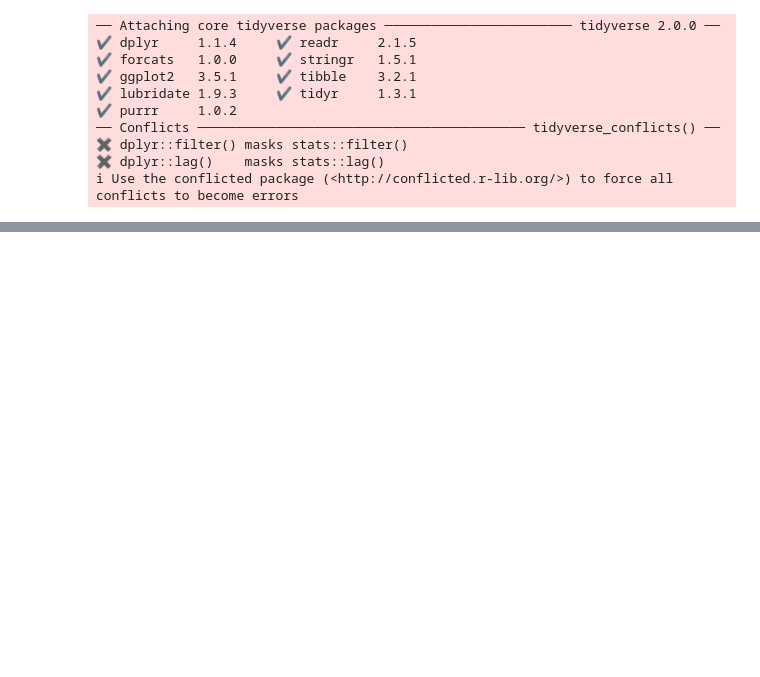
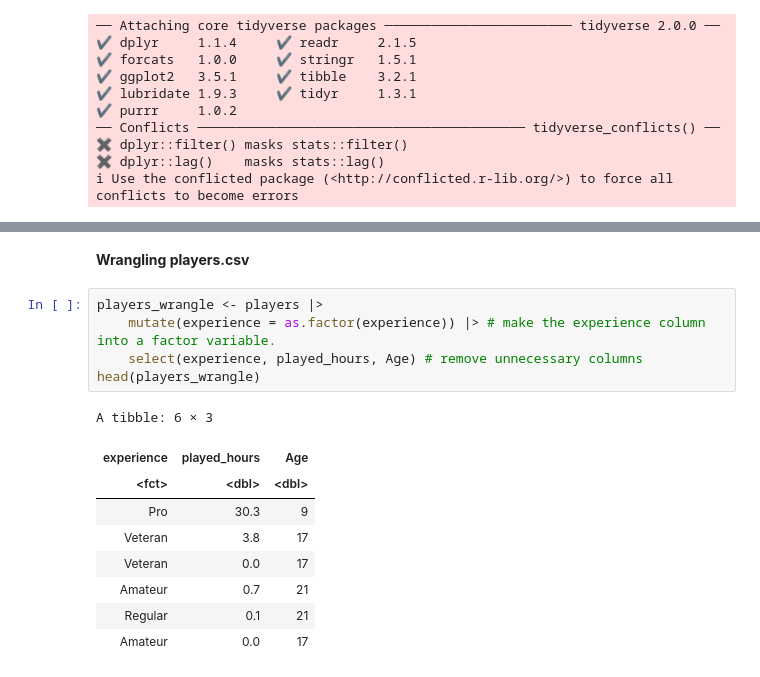
Before and after one commit to jasmine-z08/individual-planning-stage-project, a Jupyter notebook: individual-project.ipynb, the cells around one changed output, grey strips where cells are left out. Cells and saved outputs as stored; diff of their text form; blank space fills up the shorter version.

```diff
--- a/individual-project.ipynb
+++ b/individual-project.ipynb
@@ -56,0 +154,17 @@ A tibble: 6 × 5
+# %% [markdown]
+**Wrangling players.csv**
+# %%
+players_wrangle <- players |>
+    mutate(experience = as.factor(experience)) |> # make the experience column into a factor variable.
+    select(experience, played_hours, Age) # remove unnecessary columns
+head(players_wrangle)
+# %% [output]
+A tibble: 6 × 3
+| experience | played_hours | Age |
+| <fct> | <dbl> | <dbl> |
+| Pro | 30.3 | 9 |
+| Veteran | 3.8 | 17 |
+| Veteran | 0.0 | 17 |
+| Amateur | 0.7 | 21 |
+| Regular | 0.1 | 21 |
+| Amateur | 0.0 | 17 |
```
Also changed, not shown: parts of 11 cells of this notebook.
